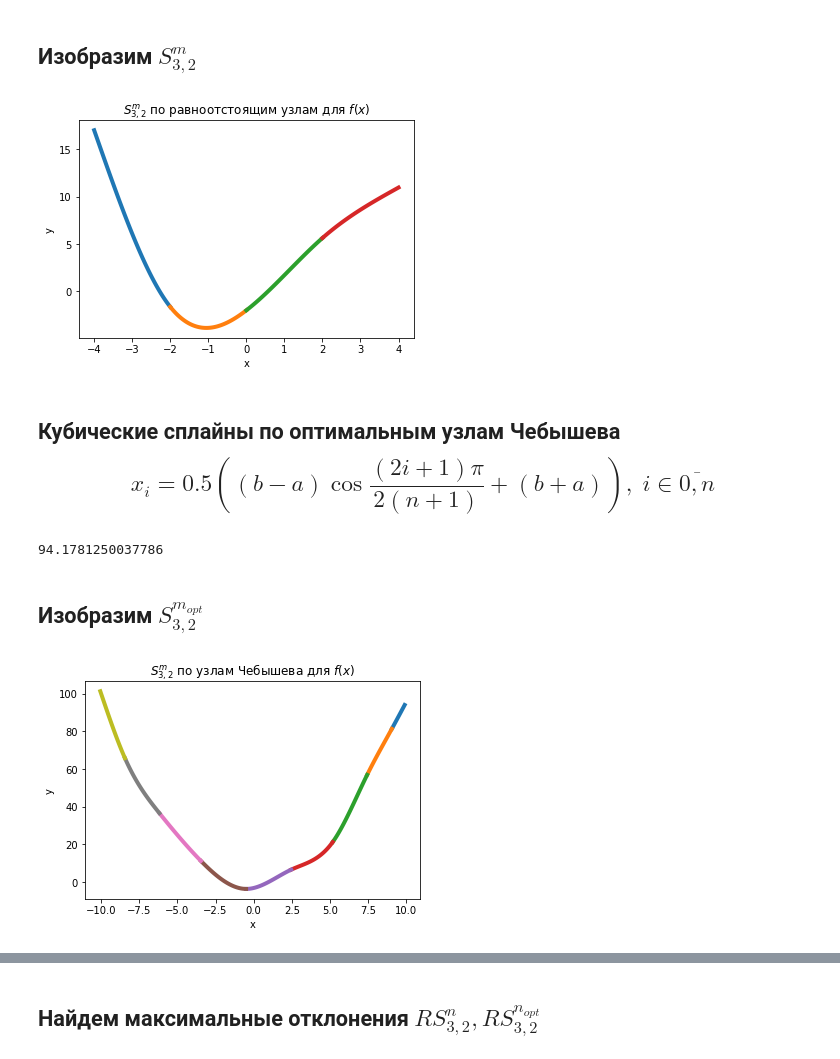
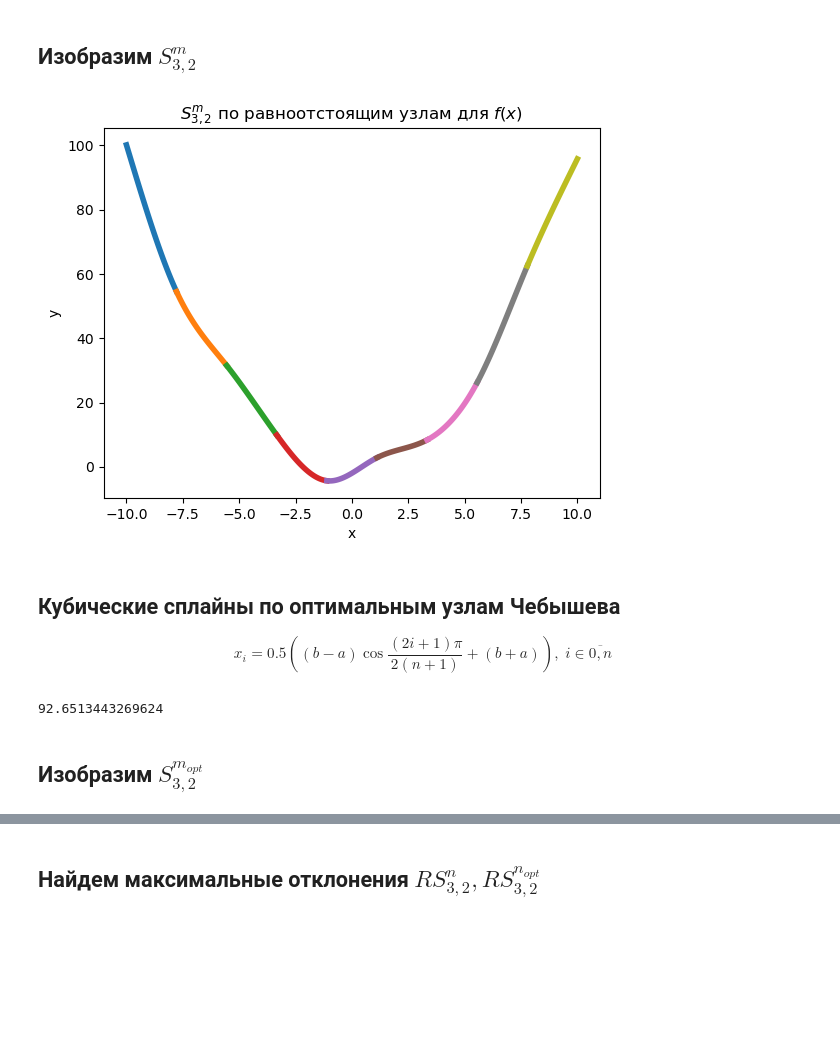
Before and after one commit to verse-chorus/NumericalMethodsSPbU, a Jupyter notebook: Interpolation/Cubic_spline.ipynb, the cells around one changed output, grey strips where cells are left out. Saved outputs shown, nothing was run; the diff lists cells and outputs as text; code cells hidden in the pictures; blank space fills up the shorter version.

```diff
--- a/Interpolation/Cubic_spline.ipynb
+++ b/Interpolation/Cubic_spline.ipynb
@@ -123,8 +140,9 @@ cub_spline(arg=-10, a=-10, b=10, m=100)
 # %% [markdown]
 ## Изобразим $S_{3,2}^{m}$
-# %%
-cub_spline(arg=5, a=-4, b=4, m=5, fig=True)
-# %% [output]
-[figure, removed]
+# %%
+spline.plot_spline()
+# %% [output]
+[figure, added]
 # %% [markdown]
-## Кубические сплайны по оптимальным узлам Чебышева $$x_i = 0.5 \left((b-a)\cos\dfrac{(2i+1)\pi}{2(n+1)} + (b+a)\right),\; i\in \overline{0,n}$$
+## Кубические сплайны по оптимальным узлам Чебышева
+$$x_i = 0.5 \left((b-a)\cos\dfrac{(2i+1)\pi}{2(n+1)} + (b+a)\right),\; i\in \overline{0,n}$$
@@ -214,10 +149,8 @@ def optimal_cub_spline(arg, a, b, m, fig=None):
 # %%
-optimal_cub_spline(arg=10, a=-10, b=10, m=10, fig=None)
+opt_spline = cubic_spline(a=-10, b=10, m=10, node_type='optimal')
-# %% [output]
-94.1781250037786
+# %%
+opt_spline.get_value(9.8)
+# %% [output]
+92.6513443269624
 # %% [markdown]
 ## Изобразим $S_{3,2}^{m_{opt}}$
-# %%
-optimal_cub_spline(arg=1, a=-11, b=10, m=7, fig=True)
-# %% [output]
-[figure, removed]
```
Also changed, not shown: parts of 16 cells of this notebook, 1 other file.
